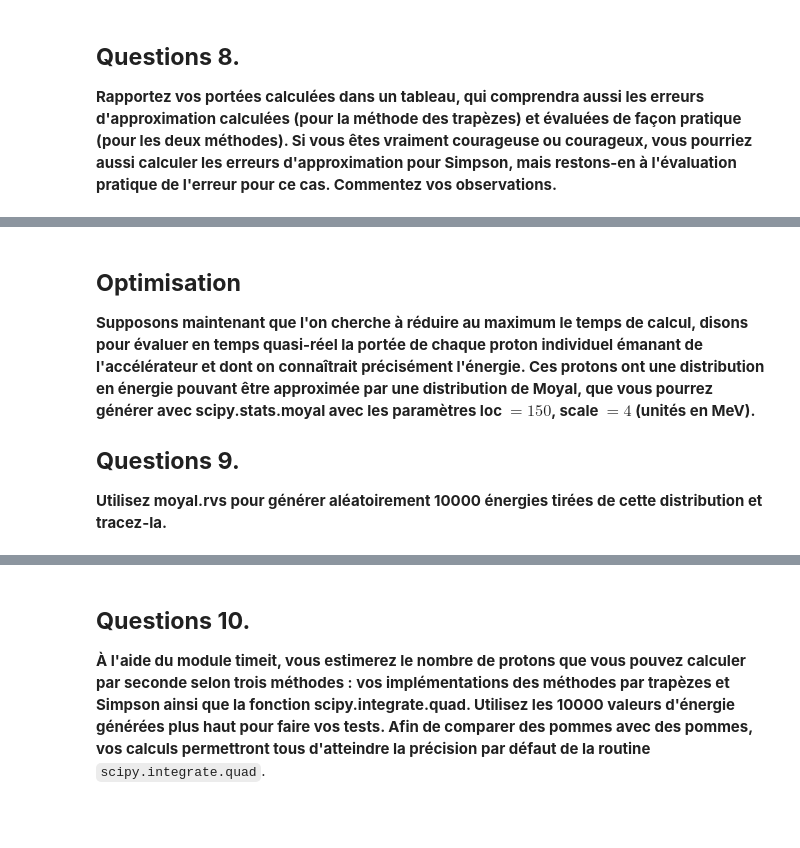
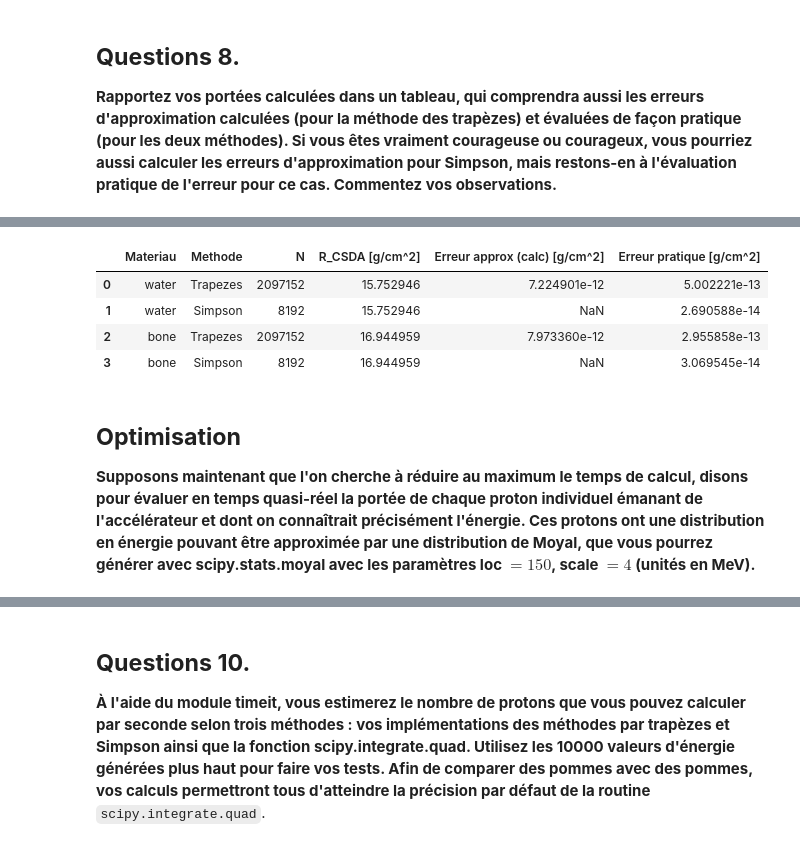
Before and after one commit to Eloi-Blouin/GPH-University-Laval-Course, a Jupyter notebook: Ulaval Session 8 Hiver 2026/Physique Numérique/TP1/TP1_ÉloiBlouin_ClémentPoulin.ipynb, the cells around one changed output, grey strips where cells are left out. Saved outputs shown, nothing was run; the diff lists cells and outputs as text; code cells hidden in the pictures; blank space fills up the shorter version.

```diff
--- a/Ulaval Session 8 Hiver 2026/Physique Numérique/TP1/TP1_ÉloiBlouin_ClémentPoulin.ipynb
+++ b/Ulaval Session 8 Hiver 2026/Physique Numérique/TP1/TP1_ÉloiBlouin_ClémentPoulin.ipynb
@@ -818,6 +902,20 @@ electronic density of bone: 5.905866655971463e+29 e⁻/m³
+# %%
+# Valeur finale de N pour les deux méthodes, obtenue précédement
+N_trap_final = 2097152
+N_simp_final = 8192
+
+rows = []
+rows += build_table("water", N_trap_final, N_simp_final)
+rows += build_table("bone", N_trap_final, N_simp_final)
+
+q8_table = pd.DataFrame(rows)
+q8_table
+# %% [output]
+|  | Materiau | Methode | N | R_CSDA [g/cm^2] | Erreur approx (calc) [g/cm^2] | Erreur pratique [g/cm^2] |
+| 0 | water | Trapezes | 2097152 | 15.752946 | 7.224901e-12 | 5.002221e-13 |
+| 1 | water | Simpson | 8192 | 15.752946 | NaN | 2.690588e-14 |
+| 2 | bone | Trapezes | 2097152 | 16.944959 | 7.973360e-12 | 2.955858e-13 |
+| 3 | bone | Simpson | 8192 | 16.944959 | NaN | 3.069545e-14 |
 # %% [markdown]
 ## **Optimisation**
 **Supposons maintenant que l'on cherche à réduire au maximum le temps de calcul, disons pour évaluer en temps quasi-réel la portée de chaque proton individuel émanant de l'accélérateur et dont on connaîtrait précisément l'énergie. Ces protons ont une distribution en énergie pouvant être approximée par une distribution de Moyal, que vous pourrez générer avec scipy.stats.moyal avec les paramètres loc $=150$, scale $=4$ (unités en MeV).**
-
-## **Questions 9.**
-**Utilisez moyal.rvs pour générer aléatoirement 10000 énergies tirées de cette distribution et tracez-la.**
```
Also changed, not shown: parts of 11 cells of this notebook.
